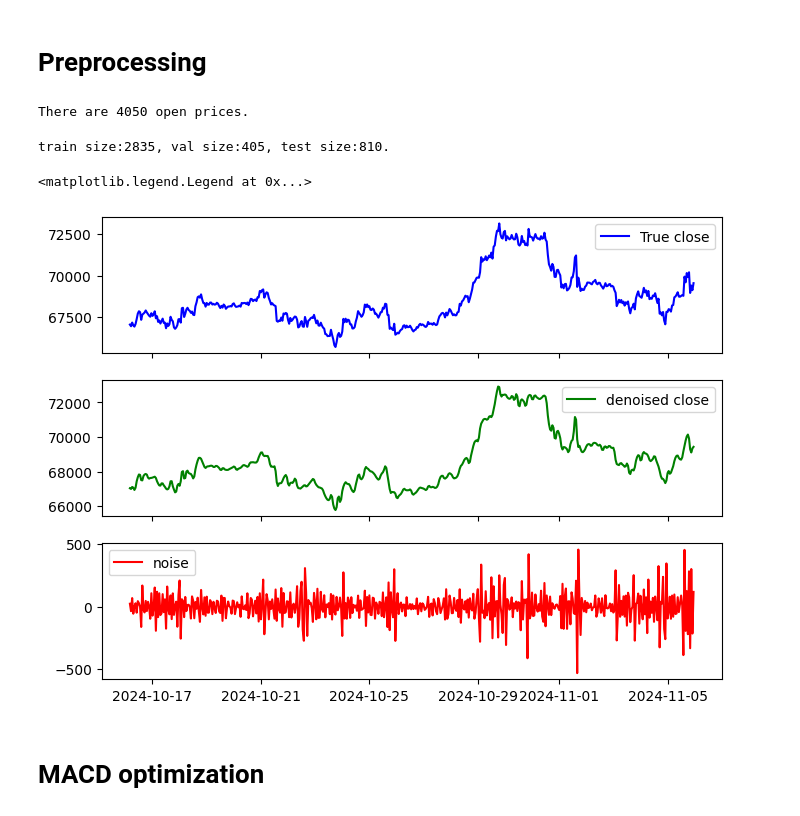
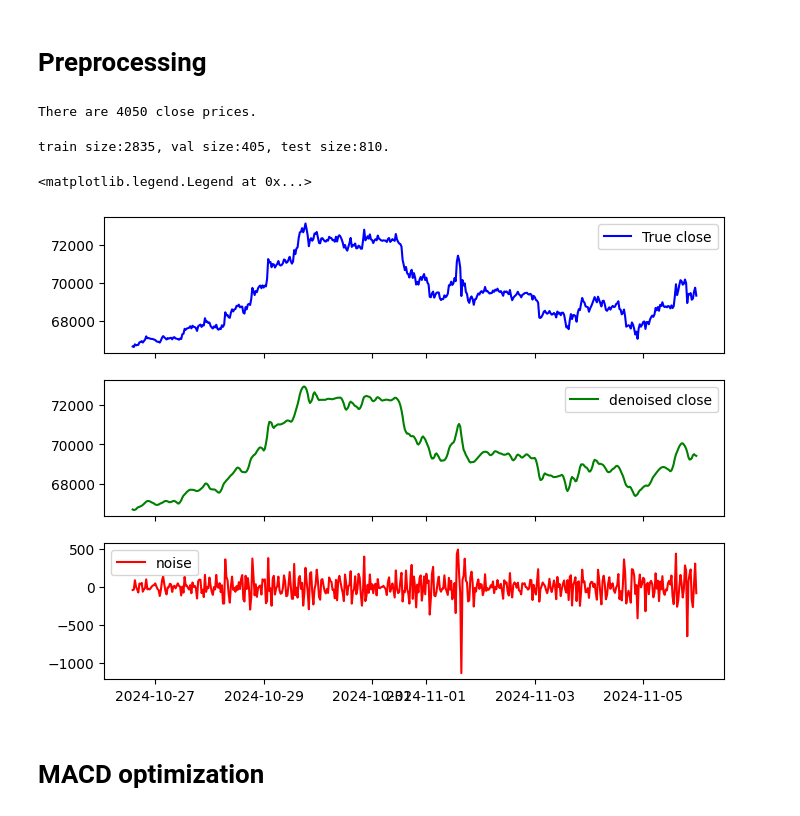
Before and after one commit to ArvinEsfandiari/RevIN-MACD-CNNxLSTM, a Jupyter notebook: src/macdxlstm/prepare_data.ipynb, the cells around one changed output. Drawn from its saved outputs; the diff is of its cells as text; code cells hidden in the pictures.

```diff
--- a/src/macdxlstm/prepare_data.ipynb
+++ b/src/macdxlstm/prepare_data.ipynb
@@ -10,11 +10,12 @@ working_dir = os.getcwd()
 FOLDER_NAME = os.path.basename(working_dir)
 FILE_NAME = 'macd_xlstm'
 
-STOCK = 'BTC'
-FREQ = '1h'
+STOCK = 'BTC    '
+FREQ = '30min'
+level = 2
 
-# TRADE_PRICE = 'close'
-TRADE_PRICE = 'open'
+TRADE_PRICE = 'close'
+# TRADE_PRICE = 'open'
 # TRADE_PRICE = 'low'
 # TRADE_PRICE = 'high'
 
@@ -40,7 +41,7 @@ df = df.iloc[-4050:,:]
 close = df[f'{TRADE_PRICE}'].to_numpy(dtype=np.int32)
 print(f'There are {close.size} {TRADE_PRICE} prices.')
 # %% [output]
-There are 4050 open prices.
+There are 4050 close prices.
 # %%
 train = close[:int(np.ceil(TRAIN_SPLIT*len(close)))]
 val = close[int(np.ceil(TRAIN_SPLIT*len(close))): int(np.ceil( (TRAIN_SPLIT+VAL_SPLIT)*len(close) ))]
@@ -54,24 +55,24 @@ os.chdir('denoise')
 from dwt import *
 os.chdir(os.path.join('..', 'macdxlstm'))
 # %%
-df[f'smoothed_data_{TRADE_PRICE}'] = wavelet_denoising(df[f'{TRADE_PRICE}'])
+df[f'smoothed_data_{TRADE_PRICE}'] = wavelet_denoising(df[f'{TRADE_PRICE}'], level=level)
 df['noise'] = df[f'{TRADE_PRICE}'] - df[f'smoothed_data_{TRADE_PRICE}']
 
 import matplotlib.pyplot as plt
 # fig = plt.figure(figsize=(8,6))
 fig, axs = plt.subplots(3,1, figsize=(8,6), sharex=True)
 
 axs[0].plot(df[f'{TRADE_PRICE}'].iloc[-500:], color = 'blue', label='True close')
 axs[0].legend()
 
 axs[1].plot(df[f'smoothed_data_{TRADE_PRICE}'].iloc[-500:], color = 'green', label='denoised close')
 axs[1].legend()
 
 axs[2].plot(df['noise'].iloc[-500:], color = 'red', label = 'noise')
 axs[2].legend()
 # %% [output]
 <matplotlib.legend.Legend at 0x...>
-[figure, old version]
+[figure, new version]
 # %% [markdown]
 # MACD optimization
 # %%
```
Also changed, not shown: parts of 19 cells of this notebook, 30 other files.
